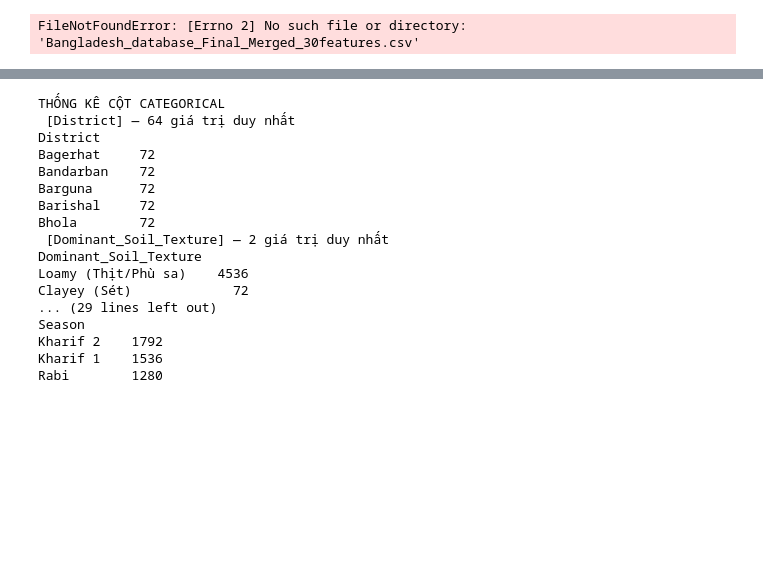
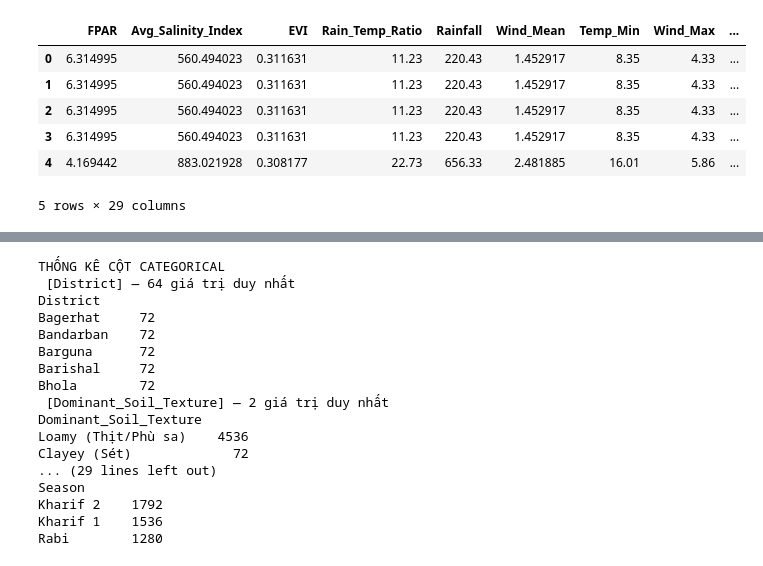
Before and after one commit to AKANEMO22/ADY201m---SU26, a Jupyter notebook: Data Understanding/Data Understanding.ipynb, the cells around one changed output, grey strips where cells are left out. Saved outputs shown, nothing was run; the diff lists cells and outputs as text; code cells hidden in the pictures; blank space fills up the shorter version.

```diff
--- a/Data Understanding/Data Understanding.ipynb
+++ b/Data Understanding/Data Understanding.ipynb
@@ -1,11 +1,17 @@
 # %%
 import pandas as pd
 import numpy as np
-df = pd.read_csv("Bangladesh_database_Final_Merged_30features.csv")
+df = pd.read_csv("Bangladesh_database_Final_Merged.csv")
 
 df.head()
 # %% [output]
+|  | FPAR | Avg_Salinity_Index | EVI | Rain_Temp_Ratio | Rainfall | Wind_Mean | Temp_Min | Wind_Max | ... |
+| 0 | 6.314995 | 560.494023 | 0.311631 | 11.23 | 220.43 | 1.452917 | 8.35 | 4.33 | ... |
+| 1 | 6.314995 | 560.494023 | 0.311631 | 11.23 | 220.43 | 1.452917 | 8.35 | 4.33 | ... |
+| 2 | 6.314995 | 560.494023 | 0.311631 | 11.23 | 220.43 | 1.452917 | 8.35 | 4.33 | ... |
+| 3 | 6.314995 | 560.494023 | 0.311631 | 11.23 | 220.43 | 1.452917 | 8.35 | 4.33 | ... |
+| 4 | 4.169442 | 883.021928 | 0.308177 | 22.73 | 656.33 | 2.481885 | 16.01 | 5.86 | ... |
-FileNotFoundError: [Errno 2] No such file or directory: 'Bangladesh_database_Final_Merged_30features.csv'
+5 rows × 29 columns
 # %%
 print("KIỂU DỮ LIỆU TỪNG CỘT")
 print(df.dtypes)
```
Also changed, not shown: parts of 4 cells of this notebook.
